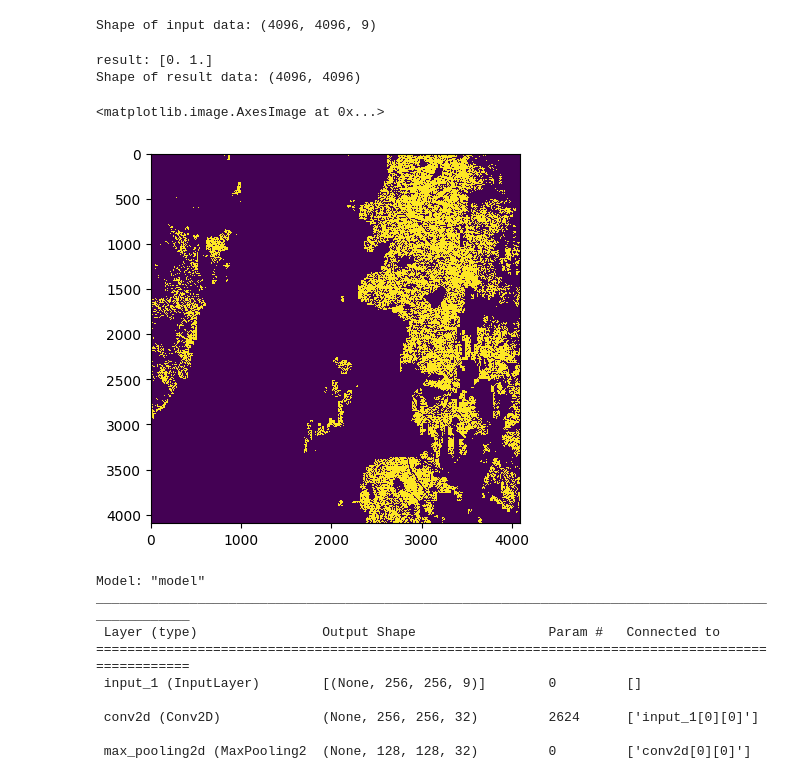
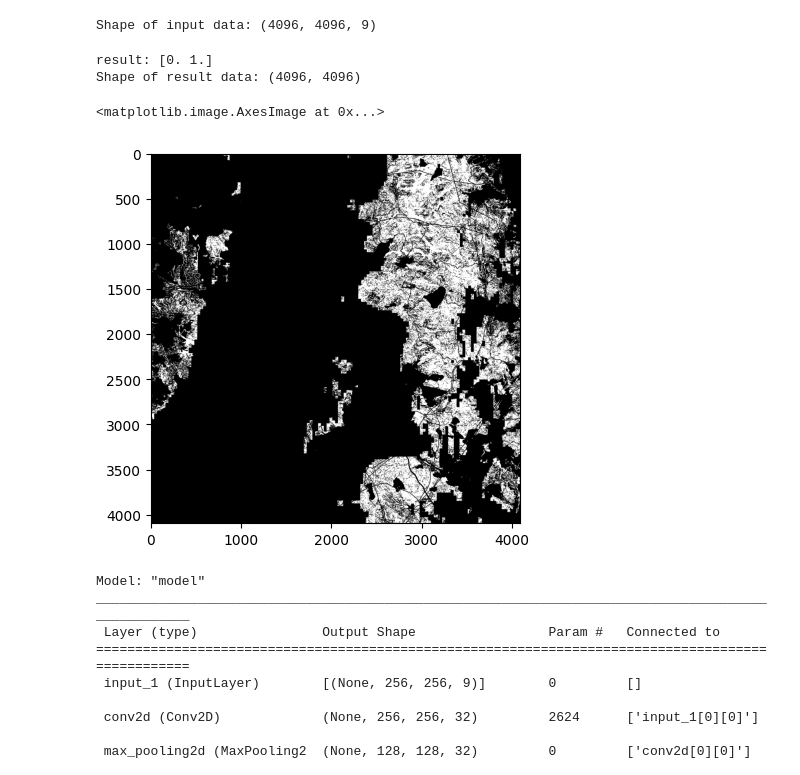
Before and after one commit to AmJustCJ/FinalYearProjectWork, a Jupyter notebook: FYP.ipynb, the cells around one changed output. Saved outputs shown, nothing was run; the diff lists cells and outputs as text; code cells hidden in the pictures.

```diff
--- a/FYP.ipynb
+++ b/FYP.ipynb
@@ -192,16 +192,16 @@ Shape of input data: (4096, 4096, 9)
 # %%
 #Prepare output data, the result
 result_im = rio.open('/content/drive/MyDrive/FYP_data/2SquareResult.tif')
 result_data = result_im.read(1)
 print("result:", np.unique(result_data))
 print("Shape of result data:", result_data.shape)
 
-plt.imshow(result_data, interpolation='nearest')
+plt.imshow(result_data, cmap='gray')
 # %% [output]
 result: [0. 1.]
 Shape of result data: (4096, 4096)
 <matplotlib.image.AxesImage at 0x...>
-[figure, old version]
+[figure, new version]
 # %%
 #Split input data(4096x4096x9 into a 256x256x9 array, and store in input_patches, should have 256 array in the list)
 input_patches = get_patch(input_data)
```
Also changed, not shown: parts of 13 cells of this notebook.
